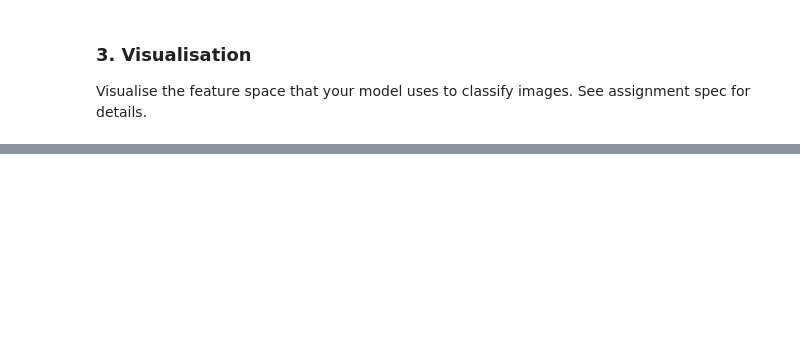
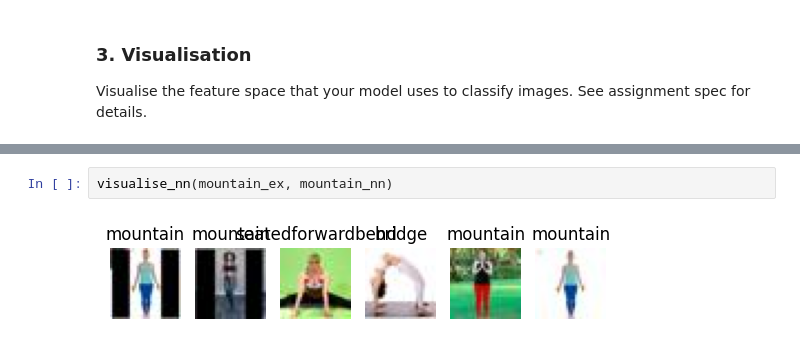
Before and after one commit to LOOP115/Image_Classification_CNN, a Jupyter notebook: code.ipynb, the cells around one changed output, grey strips where cells are left out. Drawn from its saved outputs; the diff is of its cells as text; blank space fills up the shorter version.

```diff
--- a/code.ipynb
+++ b/code.ipynb
@@ -266,0 +380,4 @@ Visualise the feature space that your model uses to classify images. See assignm
+# %%
+visualise_nn(mountain_ex, mountain_nn)
+# %% [output]
+[figure, added]
```
Also changed, not shown: parts of 21 cells of this notebook, 2 other files.
